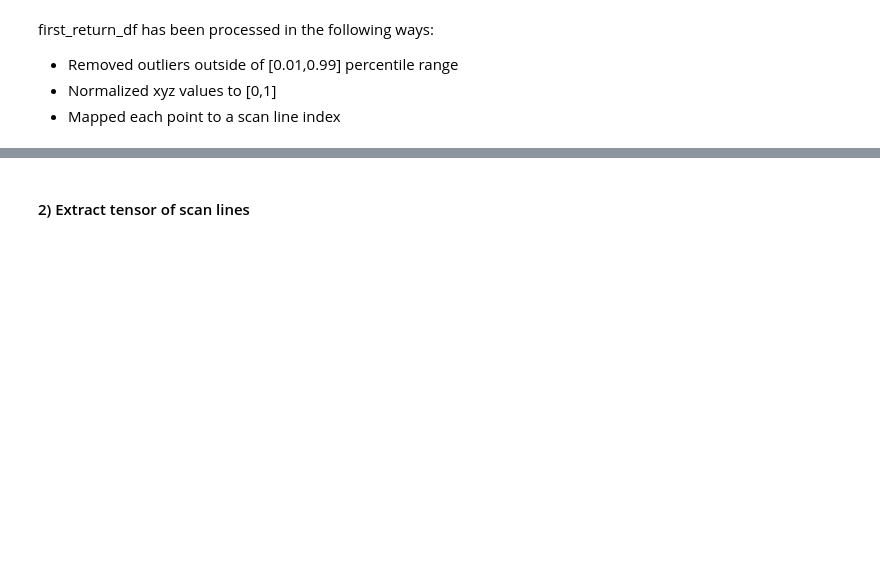
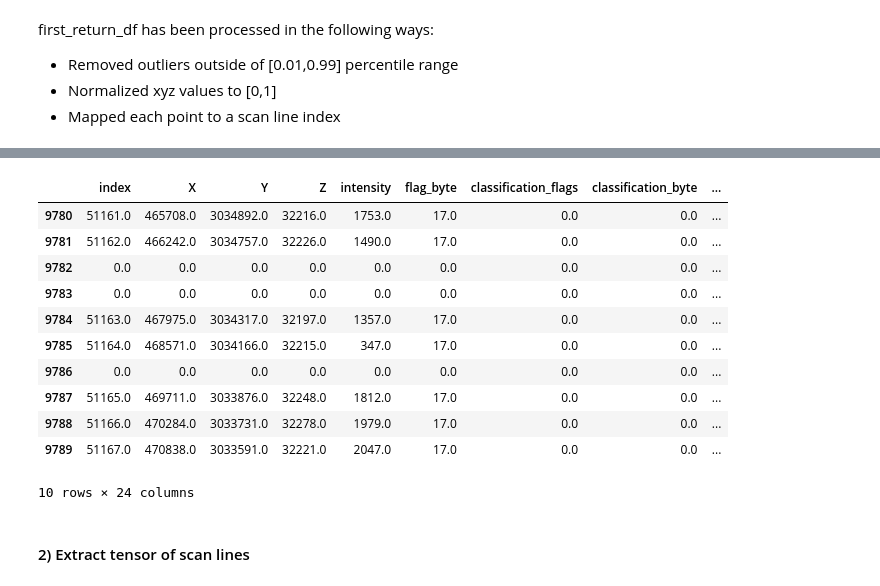
Before and after one commit to mihamerstan/lidar_metrics, a Jupyter notebook: lstm/LSTM_flight_pass.ipynb, the cells around one changed output, grey strips where cells are left out. Drawn from its saved outputs; the diff is of its cells as text; code cells hidden in the pictures; blank space fills up the shorter version.

```diff
--- a/lstm/LSTM_flight_pass.ipynb
+++ b/lstm/LSTM_flight_pass.ipynb
@@ -44,2 +60,39 @@ first_return_df = pd.read_pickle("../../Data/parking_lot/first_returns_modified_
+# %%
+# miss_pts_before is the count of missing points before the point in question (scan gap / 5 -1)
+first_return_df['miss_pts_before'] = round((first_return_df['scan_gap']/-5)-1)
+first_return_df['miss_pts_before'] = [max(0,pt) for pt in first_return_df['miss_pts_before']]
+
+# Add 'mask' column, set to one by default
+first_return_df['mask'] = [1]*first_return_df.shape[0]
+# %%
+def add_missing_pts(first_return_df):
+    # Create a series with the indices of points after gaps and the number of missing points (max of 5)
+    miss_pt_ser = first_return_df[(first_return_df['miss_pts_before']>0)&\
+                                      (first_return_df['miss_pts_before']<6)]['miss_pts_before']
+    # miss_pts_arr is an array of zeros that is the dimensions [num_missing_pts,cols_in_df]
+    miss_pts_arr = np.zeros([int(miss_pt_ser.sum()),first_return_df.shape[1]])
+    # Create empty series to collect the indices of the missing points
+    indices = np.ones(int(miss_pt_ser.sum()))
+
+    # Fill in the indices, such that they all slot in in order before the index
+    i=0
+    for index, row in zip(miss_pt_ser.index,miss_pt_ser):
+        new_indices = index + np.arange(row)/row-1+.01
+        indices[i:i+int(row)] = new_indices
+        i+=int(row)
+    # Create a Dataframe of the indices and miss_pts_arr
+    miss_pts_df = pd.DataFrame(miss_pts_arr,index=indices,columns = first_return_df.columns)
+    miss_pts_df['mask'] = [0]*miss_pts_df.shape[0]
+    # Fill scan fields with NaN so we can interpolate them
+    for col in ['scan_angle','scan_angle_deg']:
+        miss_pts_df[col] = [np.NaN]*miss_pts_df.shape[0]
+    # Concatenate first_return_df and new df
+    full_df = first_return_df.append(miss_pts_df, ignore_index=False)
+    # Resort so that the missing points are interspersed, and then reset the index
+    full_df = full_df.sort_index().reset_index(drop=True)
+    return full_df
+# %%
+first_return_df = add_missing_pts(first_return_df)
+first_return_df[['scan_angle','scan_angle_deg']] = first_return_df[['scan_angle','scan_angle_deg']].interpolate()
 # %%
 first_return_df['abs_scan_angle_deg'] = abs(first_return_df['scan_angle_deg'])
@@ -56,3 +99,18 @@ feature_list = [
+# %%
+first_return_df.iloc[9780:9790]
+# %% [output]
+|  | index | X | Y | Z | intensity | flag_byte | classification_flags | classification_byte | ... |
+| 9780 | 51161.0 | 465708.0 | 3034892.0 | 32216.0 | 1753.0 | 17.0 | 0.0 | 0.0 | ... |
+| 9781 | 51162.0 | 466242.0 | 3034757.0 | 32226.0 | 1490.0 | 17.0 | 0.0 | 0.0 | ... |
+| 9782 | 0.0 | 0.0 | 0.0 | 0.0 | 0.0 | 0.0 | 0.0 | 0.0 | ... |
+| 9783 | 0.0 | 0.0 | 0.0 | 0.0 | 0.0 | 0.0 | 0.0 | 0.0 | ... |
+| 9784 | 51163.0 | 467975.0 | 3034317.0 | 32197.0 | 1357.0 | 17.0 | 0.0 | 0.0 | ... |
+| 9785 | 51164.0 | 468571.0 | 3034166.0 | 32215.0 | 347.0 | 17.0 | 0.0 | 0.0 | ... |
+| 9786 | 0.0 | 0.0 | 0.0 | 0.0 | 0.0 | 0.0 | 0.0 | 0.0 | ... |
+| 9787 | 51165.0 | 469711.0 | 3033876.0 | 32248.0 | 1812.0 | 17.0 | 0.0 | 0.0 | ... |
+| 9788 | 51166.0 | 470284.0 | 3033731.0 | 32278.0 | 1979.0 | 17.0 | 0.0 | 0.0 | ... |
+| 9789 | 51167.0 | 470838.0 | 3033591.0 | 32221.0 | 2047.0 | 17.0 | 0.0 | 0.0 | ... |
+10 rows × 24 columns
 # %% [markdown]
 #### 2) Extract tensor of scan lines
 # %%
```
Also changed, not shown: parts of 20 cells of this notebook, 3 other files.
